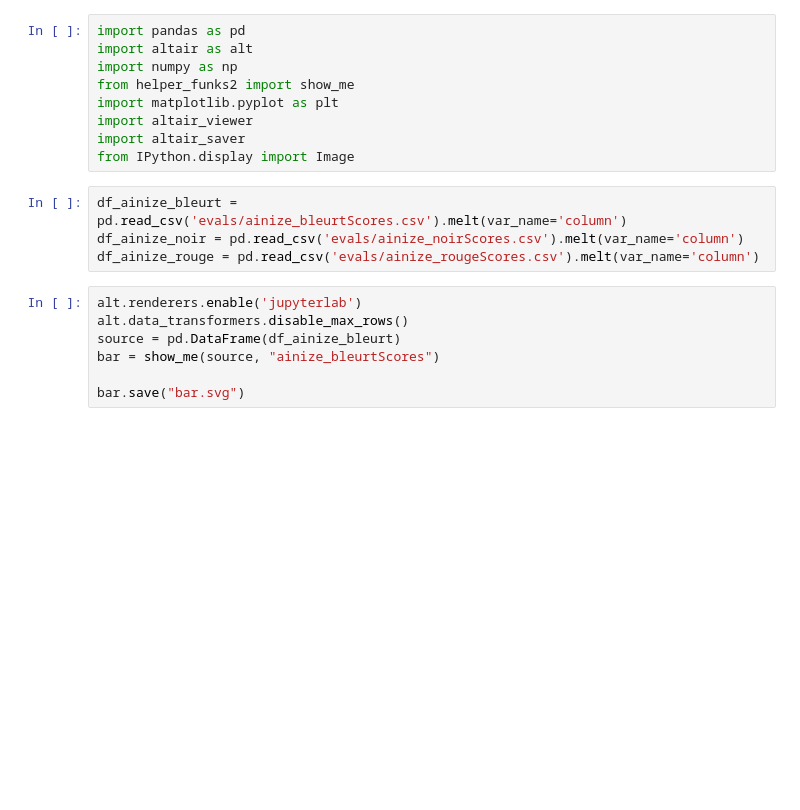
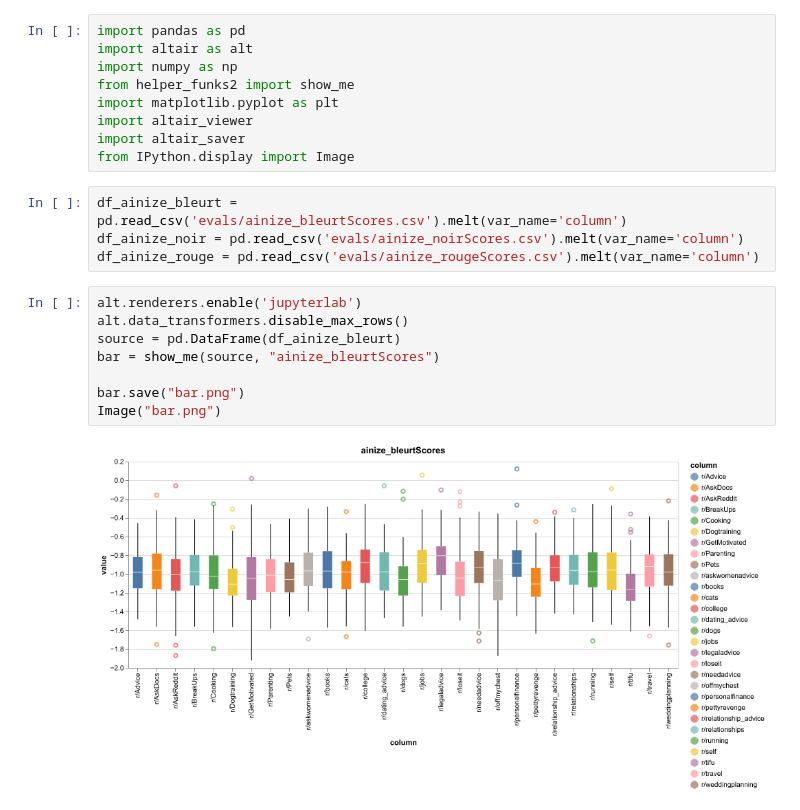
Before and after one commit to au-nlp/project-milestone-p2-group13, a Jupyter notebook: make_vizs_test.ipynb, the cells around one changed output. Saved outputs shown, nothing was run; the diff lists cells and outputs as text; blank space fills up the shorter version.

```diff
--- a/make_vizs_test.ipynb
+++ b/make_vizs_test.ipynb
@@ -14,9 +14,12 @@ df_ainize_rouge = pd.read_csv('evals/ainize_rougeScores.csv').melt(var_name='col
 # %%
 alt.renderers.enable('jupyterlab')
 alt.data_transformers.disable_max_rows()
 source = pd.DataFrame(df_ainize_bleurt)
 bar = show_me(source, "ainize_bleurtScores")
 
-bar.save("bar.svg")
+bar.save("bar.png")
+Image("bar.png")
+# %% [output]
+[figure, added]
 # %% [markdown]
 ![bar](./bar.svg)
```
